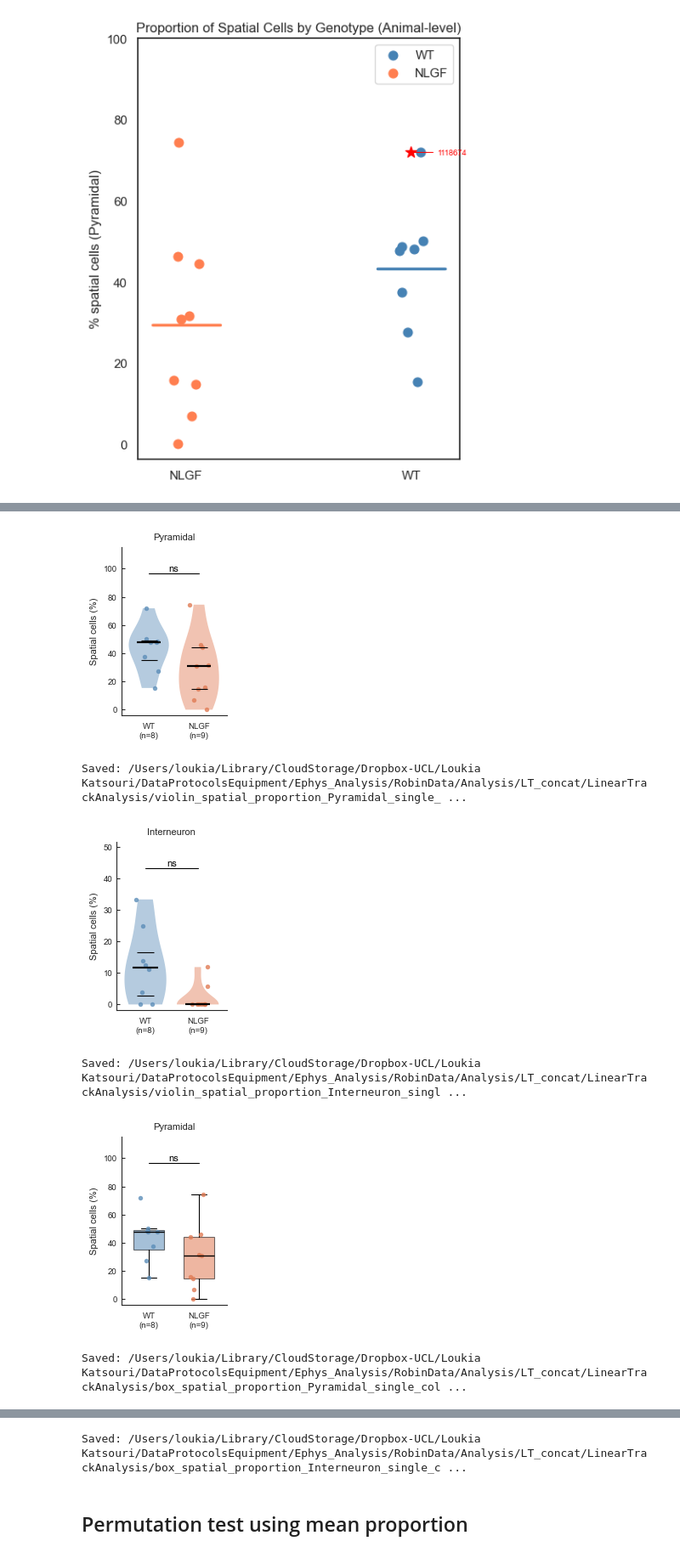
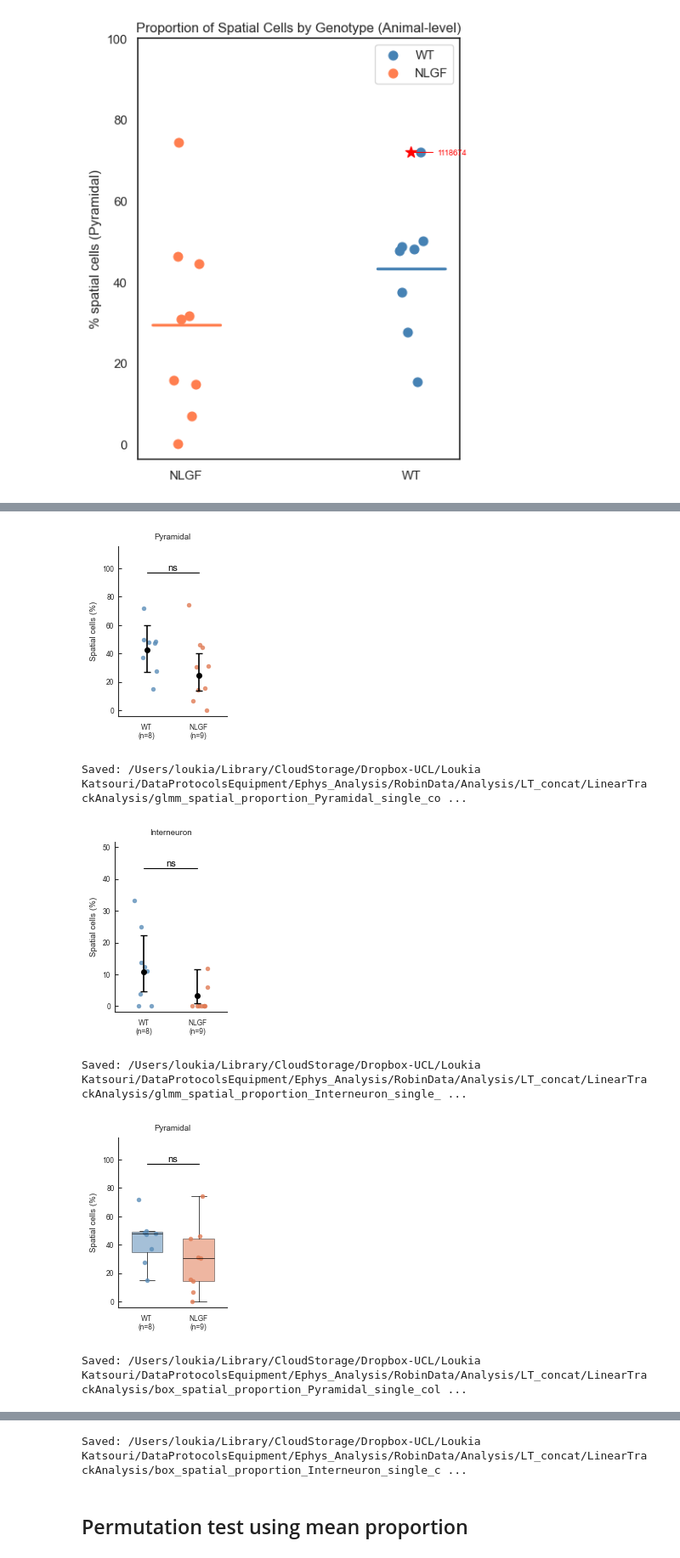
Before and after one commit to lkatsouri/NLGF_ephys_AXONA_data, a Jupyter notebook: ephys_LinearTrack_analysis.ipynb, the cells around one changed output, grey strips where cells are left out. Shown at 85% size. Saved outputs shown, nothing was run; the diff lists cells and outputs as text; code cells hidden in the pictures.

Commit message:
Finalised stats for for % cell type, % of spatial cells and behavioural data in both OF and LT analysis notebooks

```diff
--- a/ephys_LinearTrack_analysis.ipynb
+++ b/ephys_LinearTrack_analysis.ipynb
@@ -1167,7 +1274,6 @@ with significance from the GLMM results indicated on the plot.
 """
 
 import os
-import warnings
 import numpy as np
 import pandas as pd
 import matplotlib as mpl
@@ -1179,12 +1285,12 @@ mpl.rcParams.update({
     "ps.fonttype": 42,
     "font.family": "Arial",
     "axes.grid": False,
-    "font.size": 8,
-    "axes.labelsize": 8,
-    "axes.titlesize": 8,
-    "xtick.labelsize": 7,
-    "ytick.labelsize": 7,
-    "legend.fontsize": 7,
+    "font.size": 7,
+    "axes.labelsize": 7,
+    "axes.titlesize": 7,
+    "xtick.labelsize": 6,
+    "ytick.labelsize": 6,
+    "legend.fontsize": 6,
     "axes.linewidth": 0.8,
     "xtick.major.width": 0.8,
     "ytick.major.width": 0.8,
@@ -1233,7 +1339,7 @@ def _glmm_stars(cell_type):
     return _pstars(p_val), p_val
 
 # ─── Plots ────────────────────────────────────────────────────────────────────
-for plot_type in ("violin", "box"):
+for plot_type in ("glmm", "box"):
     for ct in cts_plot:
 
         fig, ax = plt.subplots(figsize=(1.65, 2.6))
@@ -1245,29 +1351,21 @@ for plot_type in ("violin", "box"):
             for g in genos_ct
         }
 
-        # ── Violin ───────────────────────────────────────────────────────────
-        if plot_type == "violin":
-            if all(len(vals[g]) >= 3 for g in genos_ct):
-                with warnings.catch_warnings():
-                    warnings.simplefilter("ignore")
-                    parts = ax.violinplot(
-                        [vals[g] for g in genos_ct],
-                        positions=list(range(len(genos_ct))),
-                        showmedians=False, showextrema=False, widths=0.8,
-                    )
-                for i_v, pc in enumerate(parts["bodies"]):
-                    pc.set_facecolor(GENO_COLORS.get(genos_ct[i_v], "#aaaaaa"))
-                    pc.set_alpha(0.45)
-                    pc.set_edgecolor("none")
-
+        # ── Individual data + GLMM predicted probability ± 95% CI ────────────
+        if plot_type == "glmm":
+            emm = results.get(ct, {}).get("emm", None)
             for xi, g in enumerate(genos_ct):
-                q1  = np.nanpercentile(vals[g], 25)
-                med = np.nanmedian(vals[g])
-                q3  = np.nanpercentile(vals[g], 75)
-                ax.hlines([q1, q3], xi - 0.16, xi + 0.16,
-                          colors="black", linewidth=0.8, zorder=7)
-                ax.hlines(med, xi - 0.24, xi + 0.24,
-                          colors="black", linewidth=1.6, zorder=6)
+                if emm is None or g not in emm.index:
+                    continue
+                prob  = emm.loc[g, "prob"] * 100
+                ci_lo = emm.loc[g, "ci_low"] * 100
+                ci_hi = emm.loc[g, "ci_high"] * 100
+                ax.errorbar(
+                    xi, prob,
+                    yerr=[[prob - ci_lo], [ci_hi - prob]],
+                    fmt="o", color="black", markersize=4,
+                    elinewidth=1.2, capsize=3, zorder=7,
+                )
 
         # ── Box ──────────────────────────────────────────────────────────────
         else:
@@ -1277,10 +1375,10 @@ for plot_type in ("violin", "box"):
                     patch_artist=True, manage_ticks=False,
                     showfliers=False,
                     boxprops=dict(facecolor=GENO_COLORS.get(g, "#aaaaaa"),
-                                  alpha=0.55, linewidth=0.8),
-                    medianprops=dict(color="black", linewidth=1.0),
-                    whiskerprops=dict(linewidth=0.8),
-                    capprops=dict(linewidth=0.8),
+                                  alpha=0.55, linewidth=0.5),
+                    medianprops=dict(color="black", linewidth=0.5),
+                    whiskerprops=dict(linewidth=0.5),
+                    capprops=dict(linewidth=0.5),
                 )
                 bp_parts["medians"][0].set_zorder(8)
 
@@ -1291,7 +1389,7 @@ for plot_type in ("violin", "box"):
                 xi + jitter, vals[g],
                 color=GENO_COLORS.get(g, "#aaaaaa"),
                 s=15, alpha=0.8,
-                zorder=5 if plot_type == "violin" else 4,
+                zorder=5 if plot_type == "glmm" else 4,
                 linewidths=0,
             )
 
@@ -1306,36 +1404,36 @@ for plot_type in ("violin", "box"):
                 tip_y   = bar_y - 0.0  * y_range
                 y_lo, y_hi = ax.get_ylim()
                 ax.set_ylim(y_lo, max(y_hi, bar_y + 0.25 * y_range))
                 x0, x1 = 0, len(genos_ct) - 1
                 ax.plot([x0, x0, x1, x1], [tip_y, bar_y, bar_y, tip_y],
                         color="black", linewidth=0.8, zorder=10)
                 ax.text((x0 + x1) / 2, bar_y, stars,
                         ha="center", va="bottom", fontsize=8,
                         fontweight="normal", color="black", zorder=10)
 
         # ── Axis styling ──────────────────────────────────────────────────────
         ax.set_xticks(list(range(len(genos_ct))))
         ax.set_xticklabels([f"{g}\n(n={len(vals[g])})" for g in genos_ct])
         ax.set_xlim(-0.55, len(genos_ct) - 0.45)
         ax.set_ylabel("Spatial cells (%)")
         ax.set_title(ct)
         ax.spines["top"].set_visible(False)
         ax.spines["right"].set_visible(False)
         ax.tick_params(axis="x", width=0.8, length=3)
         ax.tick_params(axis="y", width=0.8, length=3, direction="in")
 
         plt.tight_layout(pad=0.2, rect=[0, 0, 1, 0.95])
 
         fname = f"{plot_type}_spatial_proportion_{ct.replace(' ', '_')}_single_column.pdf"
         out_path = os.path.join(linear_track_OUTDIR, fname)
         fig.savefig(out_path)
         plt.show()
         plt.close(fig)
         print(f"Saved: {out_path}")
 # %% [output]
-[figure, old version]
+[figure, new version]
-Saved: /Users/loukia/Library/CloudStorage/Dropbox-UCL/Loukia Katsouri/DataProtocolsEquipment/Ephys_Analysis/RobinData/Analysis/LT_concat/LinearTrackAnalysis/violin_spatial_proportion_Pyramidal_single_ ...
+Saved: /Users/loukia/Library/CloudStorage/Dropbox-UCL/Loukia Katsouri/DataProtocolsEquipment/Ephys_Analysis/RobinData/Analysis/LT_concat/LinearTrackAnalysis/glmm_spatial_proportion_Pyramidal_single_co ...
-[figure, old version]
+[figure, new version]
-Saved: /Users/loukia/Library/CloudStorage/Dropbox-UCL/Loukia Katsouri/DataProtocolsEquipment/Ephys_Analysis/RobinData/Analysis/LT_concat/LinearTrackAnalysis/violin_spatial_proportion_Interneuron_singl ...
+Saved: /Users/loukia/Library/CloudStorage/Dropbox-UCL/Loukia Katsouri/DataProtocolsEquipment/Ephys_Analysis/RobinData/Analysis/LT_concat/LinearTrackAnalysis/glmm_spatial_proportion_Interneuron_single_ ...
-[figure, old version]
+[figure, new version]
 Saved: /Users/loukia/Library/CloudStorage/Dropbox-UCL/Loukia Katsouri/DataProtocolsEquipment/Ephys_Analysis/RobinData/Analysis/LT_concat/LinearTrackAnalysis/box_spatial_proportion_Pyramidal_single_col ...
```
Also changed, not shown: parts of 18 cells of this notebook, 1 other file.
